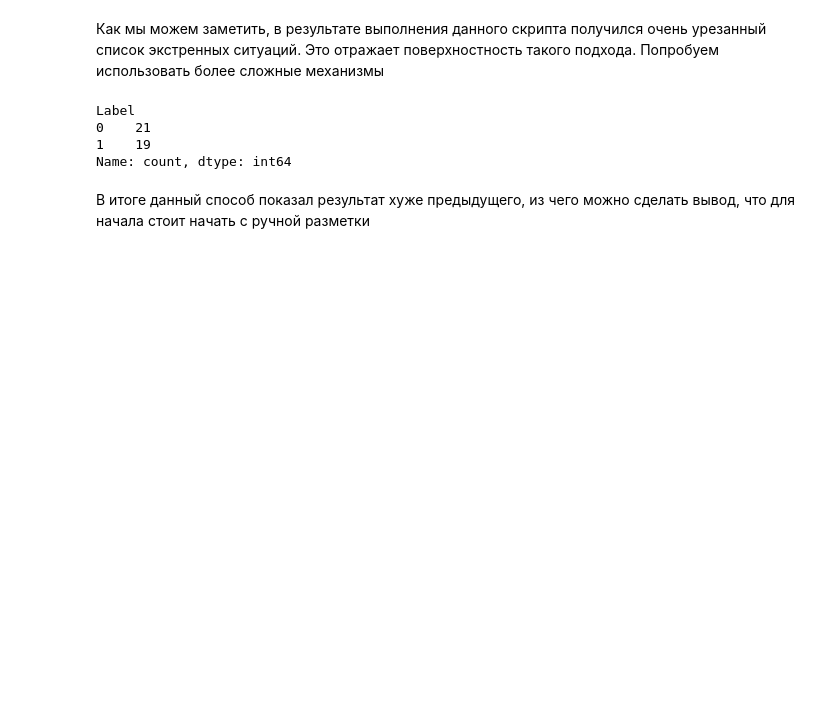
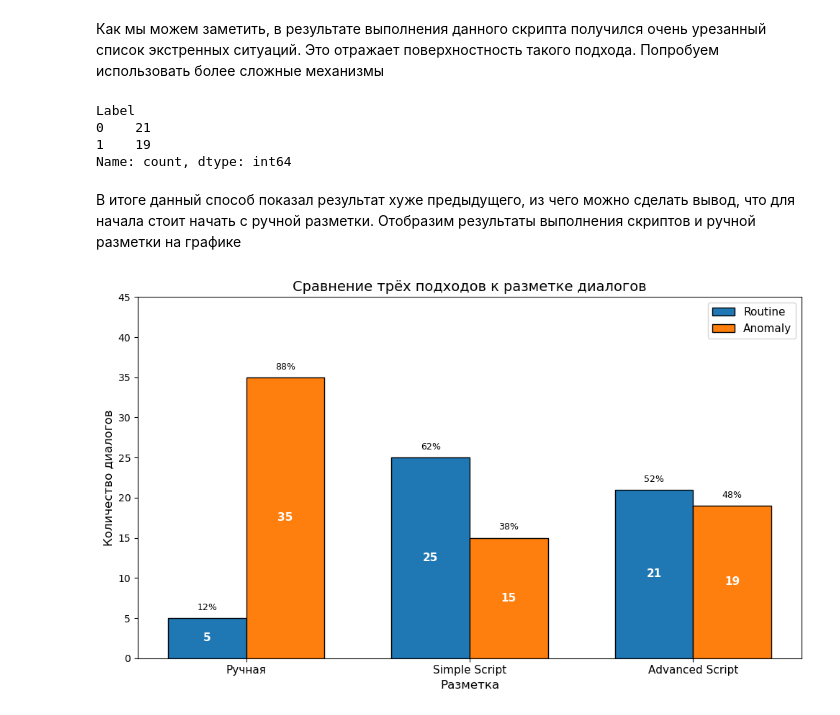
Before and after one commit to kotiataclub/practice_pilot_dialogues, a Jupyter notebook: search_for_anomalies.ipynb, the cells around one changed output. Drawn from its saved outputs; the diff is of its cells as text; code cells hidden in the pictures; blank space fills up the shorter version.

Commit message:
Составление графиков со сравнением ручной разметки и скриптов

```diff
--- a/search_for_anomalies.ipynb
+++ b/search_for_anomalies.ipynb
@@ -110,4 +112,39 @@ Label
 1    19
 Name: count, dtype: int64
 # %% [markdown]
-В итоге данный способ показал результат хуже предыдущего, из чего можно сделать вывод, что для начала стоит начать с ручной разметки
+В итоге данный способ показал результат хуже предыдущего, из чего можно сделать вывод, что для начала стоит начать с ручной разметки. Отобразим результаты выполнения скриптов и ручной разметки на графике
+# %%
+methods = ['Ручная', 'Simple Script', 'Advanced Script']
+routine = [5, 25, 21]
+anomaly = [35, 15, 19]
+total = [40, 40, 40]
+
+x = np.arange(len(methods))
+width = 0.35
+
+fig, ax = plt.subplots(figsize=(10, 6))
+bars1 = ax.bar(x - width/2, routine, width, label='Routine', edgecolor='black')
+bars2 = ax.bar(x + width/2, anomaly, width, label='Anomaly', edgecolor='black')
+
+ax.set_xlabel('Разметка', fontsize=12)
+ax.set_ylabel('Количество диалогов', fontsize=12)
+ax.set_title('Сравнение трёх подходов к разметке диалогов', fontsize=14)
+ax.set_xticks(x)
+ax.set_xticklabels(methods, fontsize=11)
+ax.legend(loc='upper right', fontsize=11)
+
+ax.bar_label(bars1, label_type='center', fontsize=11, color='white', fontweight='bold')
+ax.bar_label(bars2, label_type='center', fontsize=11, color='white', fontweight='bold')
+
+for i, (r, a) in enumerate(zip(routine, anomaly)):
+    total_i = r + a
+    ax.text(i - width/2, r + 1, f'{r/total_i*100:.0f}%', ha='center', fontsize=9)
+    ax.text(i + width/2, a + 1, f'{a/total_i*100:.0f}%', ha='center', fontsize=9)
+
+ax.set_ylim(0, 45)
+
+plt.tight_layout()
+plt.savefig('comparison_labeling_methods.png', dpi=300, bbox_inches='tight')
+plt.show()
+# %% [output]
+[figure, added]
```
Also changed, not shown: parts of 1 cell of this notebook, 1 other file.
